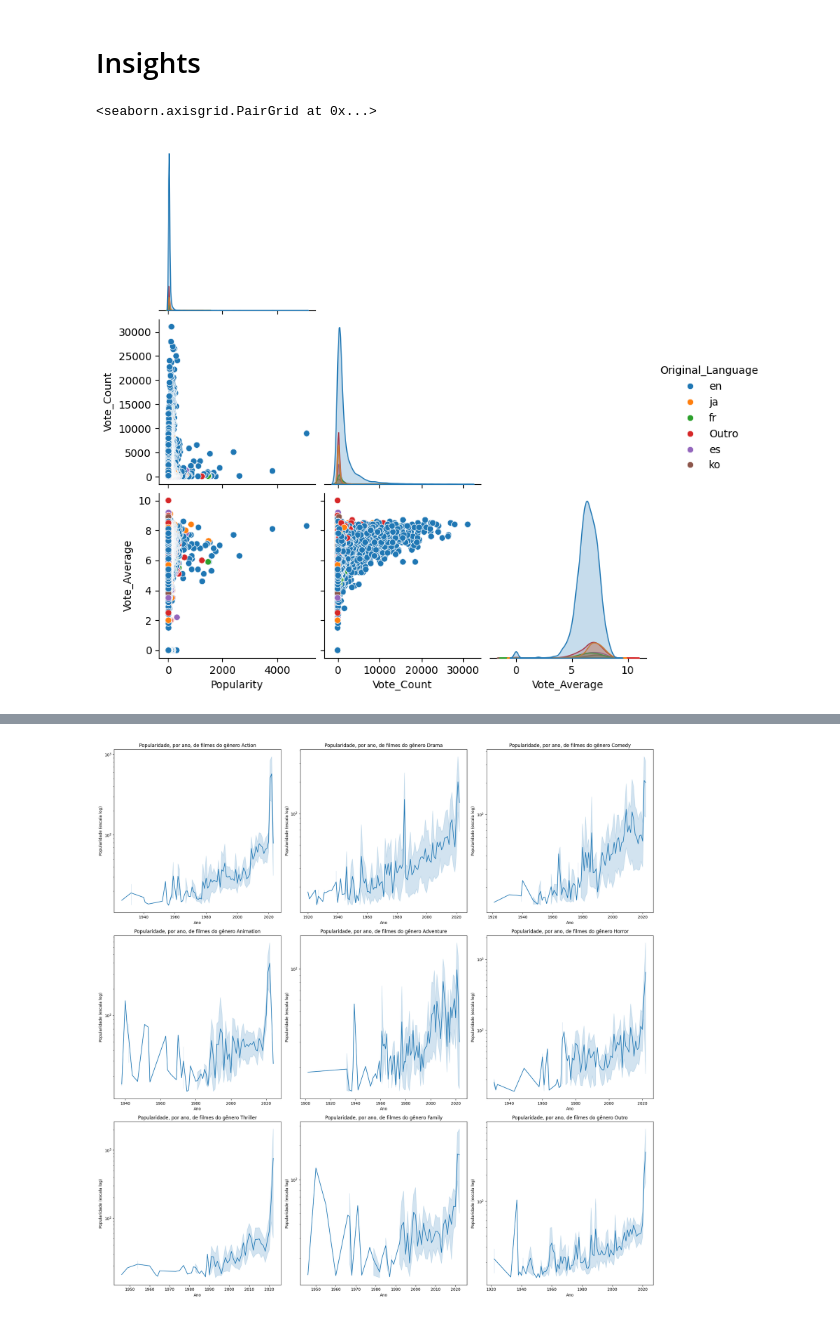
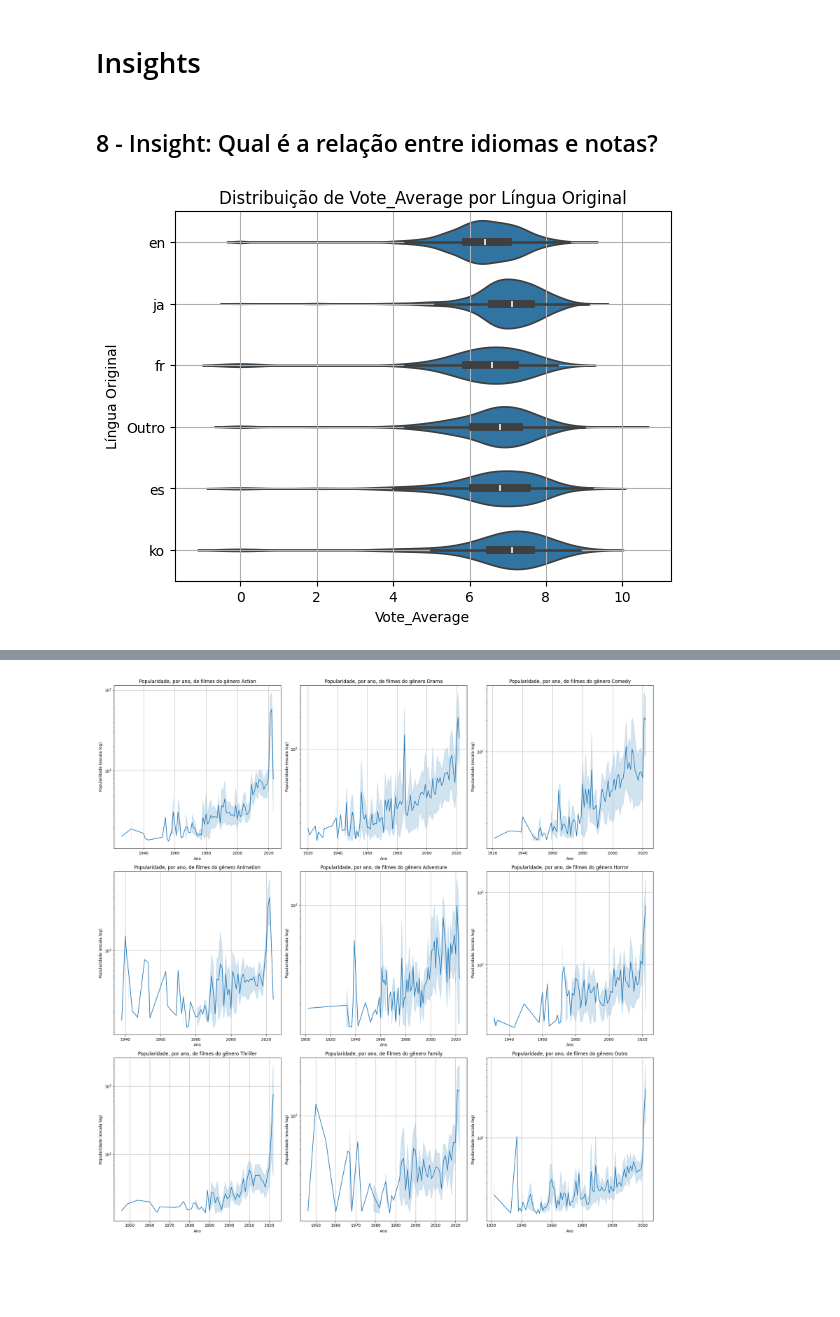
Before and after one commit to JCFDGG/CIEJAP-MLCOURSE, a Jupyter notebook: Aula 2/Tarefa2.ipynb, the cells around one changed output, grey strips where cells are left out. Saved outputs shown, nothing was run; the diff lists cells and outputs as text; code cells hidden in the pictures; blank space fills up the shorter version.

Commit message:
Aprimorado Insights da tarefa 1

```diff
--- a/Aula 2/Tarefa2.ipynb
+++ b/Aula 2/Tarefa2.ipynb
@@ -8,15 +17,0 @@ df = pd.read_csv(path, engine='python')
-# %%
-import csv
-
-path = r'mymoviedb.csv'
-
-# Fazendo assim, pois o read_csv pandas está dando erros (NaNs, valores onde não deveriam...)
-row_list = []
-with open(path, 'r') as f:
-    reader = csv.reader(f)
-    headers = next(reader)
-    for row in reader:
-        row_list.append(row)
-
-df = pd.DataFrame(row_list, columns=headers)
-df.head()
@@ -194,8 +233,14 @@ import seaborn as sns
 lang_list = df_4['Original_Language'].value_counts().nlargest(5).index.to_list()
 df_5 = df_4.copy()
 df_5['Original_Language'] = df_5.Original_Language.map(lambda x: x if x in lang_list else 'Outro')
+# %% [markdown]
+## 8 - Insight: Qual é a relação entre idiomas e notas?
 # %%
-sns.pairplot(df_5, hue='Original_Language', corner=True)
+sns.violinplot(data=df_5, x = 'Vote_Average', y='Original_Language')
+plt.title('Distribuição de Vote_Average por Língua Original')
+plt.xlabel('Vote_Average')
+plt.ylabel('Língua Original')
+plt.grid()
+plt.show()
 # %% [output]
-<seaborn.axisgrid.PairGrid at 0x...>
-[figure, old version]
+[figure, new version]
```
Also changed, not shown: parts of 35 cells of this notebook.
